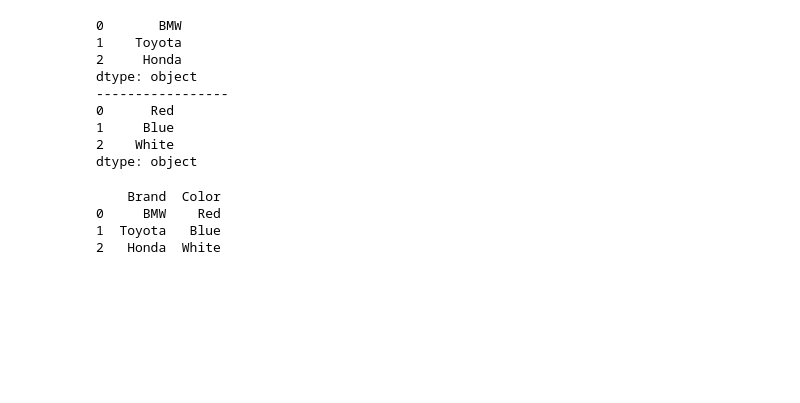
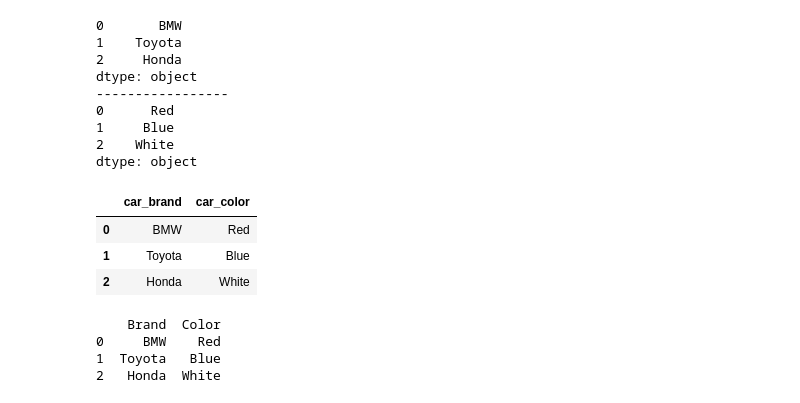
Before and after one commit to Mecha-Coder/Machine-Learning, a Jupyter notebook: Intro_to_Pandas/notes.ipynb, the cells around one changed output. Drawn from its saved outputs; the diff is of its cells as text; code cells hidden in the pictures; blank space fills up the shorter version.

```diff
--- a/Intro_to_Pandas/notes.ipynb
+++ b/Intro_to_Pandas/notes.ipynb
@@ -27,6 +27,14 @@ dtype: object
 1     Blue
 2    White
 dtype: object
+# %%
+test = pd.DataFrame({"car_brand":car_brand, "car_color":car_color})
+test
+# %% [output]
+|  | car_brand | car_color |
+| 0 | BMW | Red |
+| 1 | Toyota | Blue |
+| 2 | Honda | White |
 # %%
 # This is for dataframe
 car_data = pd.DataFrame({"Brand": car_brand, "Color": car_color})
```
Also changed, not shown: parts of 10 cells of this notebook, 3 other files.
